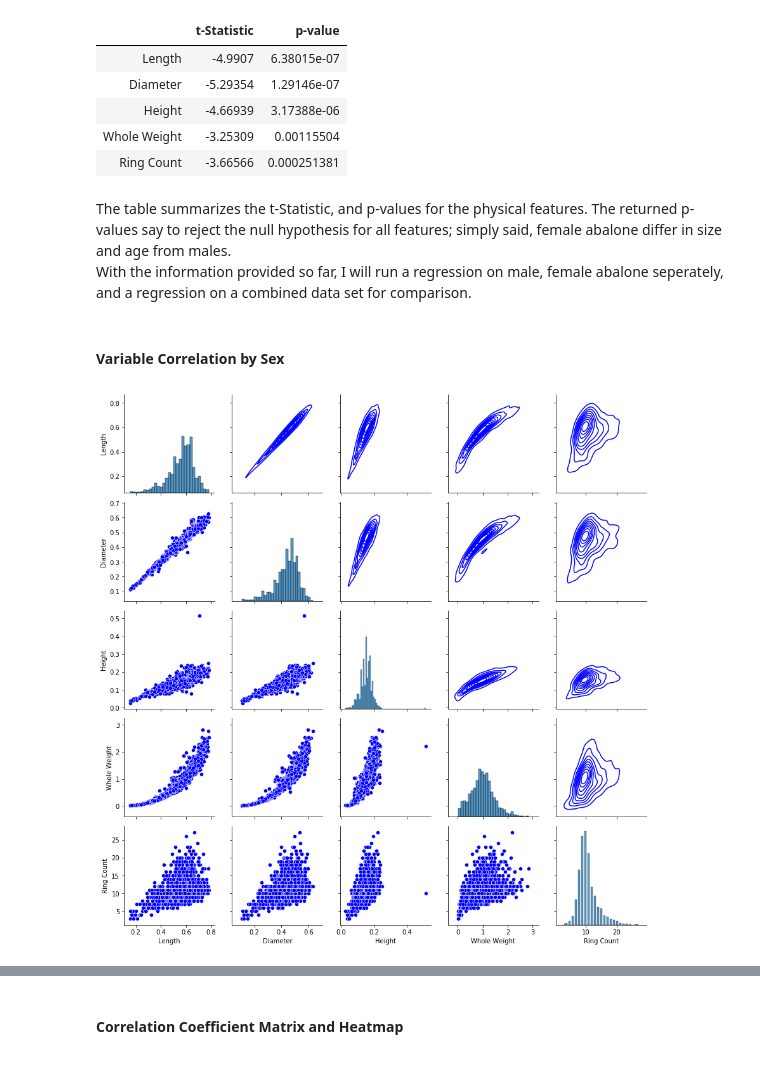
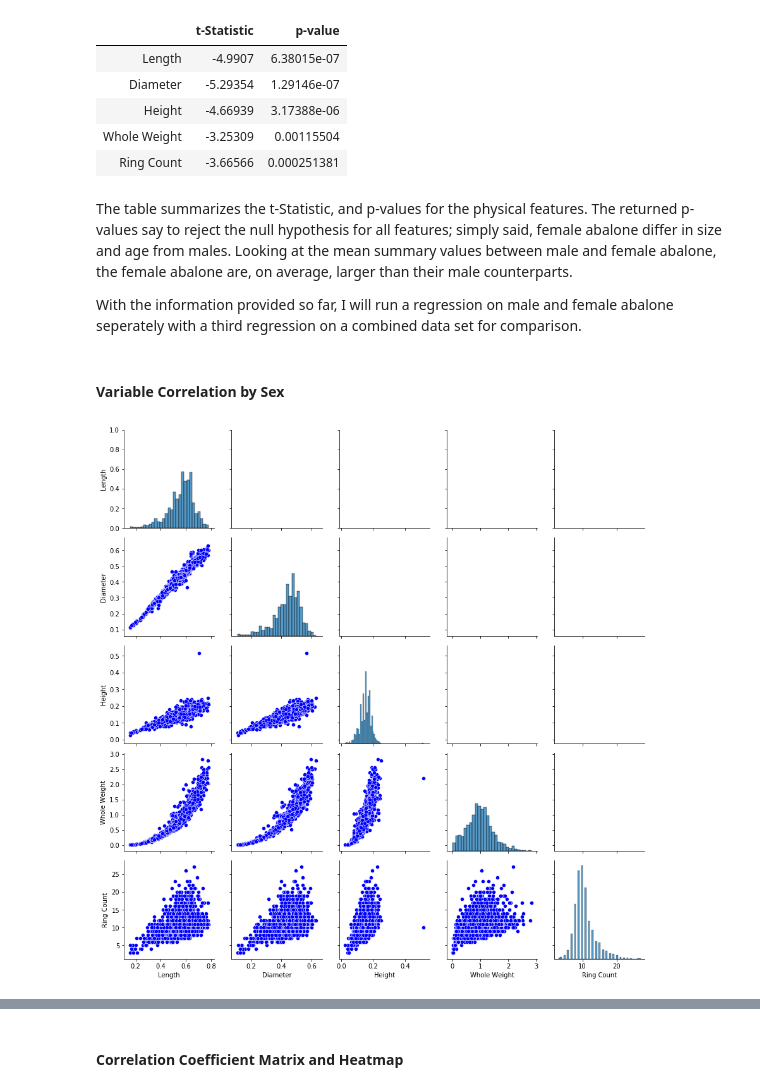
Before and after one commit to thokieu/Abalone-Regression, a Jupyter notebook: Workbook.ipynb, the cells around one changed output, grey strips where cells are left out. Drawn from its saved outputs; the diff is of its cells as text; code cells hidden in the pictures.

```diff
--- a/Workbook.ipynb
+++ b/Workbook.ipynb
@@ -396,20 +393,21 @@ display(tt_results)
 | Whole Weight | -3.25309 | 0.00115504 |
 | Ring Count | -3.66566 | 0.000251381 |
 # %% [markdown]
-The table summarizes the t-Statistic, and p-values for the physical features. The returned p-values say to reject the null hypothesis for all features; simply said, female abalone differ in size and age from males.
+The table summarizes the t-Statistic, and p-values for the physical features. The returned p-values say to reject the null hypothesis for all features; simply said, female abalone differ in size and age from males. Looking at the mean summary values between male and female abalone, the female abalone are, on average, larger than their male counterparts.
 <br>
-With the information provided so far, I will run a regression on male, female abalone seperately, and a regression on a combined data set for comparison.
+
+With the information provided so far, I will run a regression on male and female abalone seperately with a third regression on a combined data set for comparison.
 # %% [markdown]
 #### Variable Correlation by Sex
 # %%
-# PairGrid method is used to quickly assess relationships among the variables by way of scatter and kernel density estimator plots.
+# PairGrid method is used to quickly assess relationships among the variables by way of scatter and kernel density estimate plots.
 pgs_male = sns.PairGrid(Aba_data_male)
 pgs_male.map_diag(sns.histplot)
 pgs_male.map_lower(sns.scatterplot, color = 'blue')
-pgs_male.map_upper(sns.kdeplot, color = 'blue')
+#pgs_male.map_upper(sns.kdeplot, color = 'blue')
 plt.show()
 # %% [output]
-[figure, old version]
+[figure, new version]
 # %%
 pgs_female = sns.PairGrid(Aba_data_female)
 pgs_female.map_diag(sns.histplot)
```
Also changed, not shown: parts of 9 cells of this notebook.
